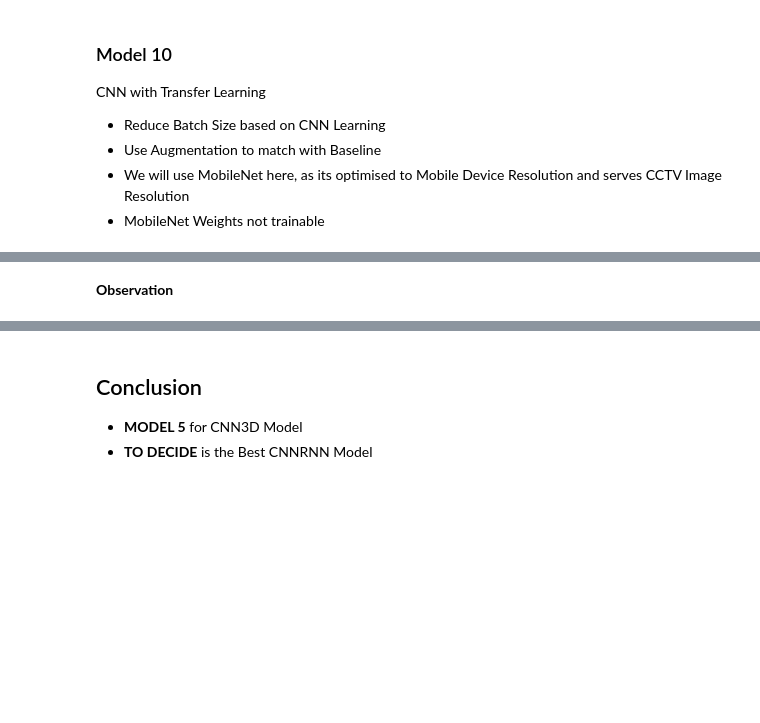
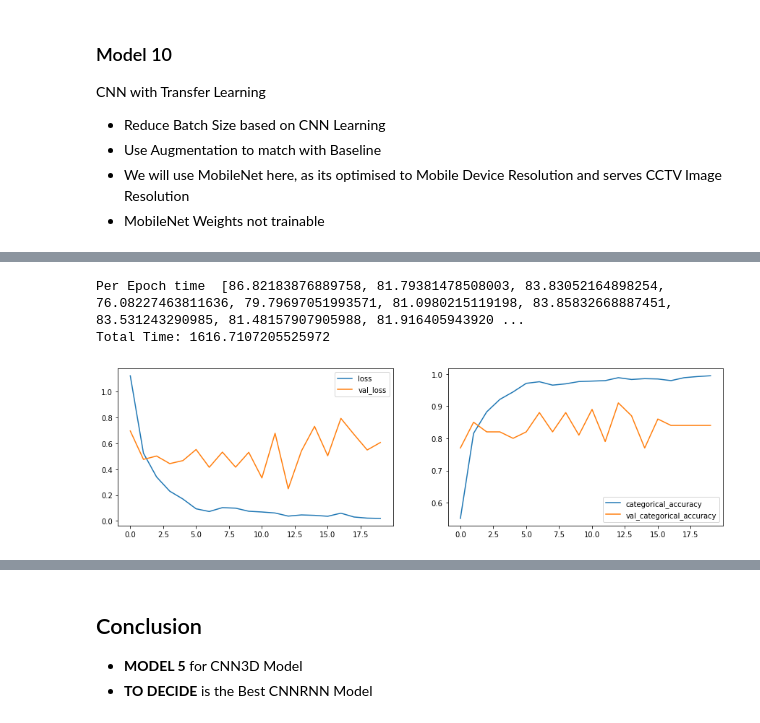
Before and after one commit to rramchan12/Gesture-Recognition-CaseStudy-IITB, a Jupyter notebook: Gesture_Recognition_Iter1_bkp.ipynb, the cells around one changed output, grey strips where cells are left out. Cells and saved outputs as stored; diff of their text form; code cells hidden in the pictures; blank space fills up the shorter version.

Commit message:
Final CNN-RNN Model'

```diff
--- a/Gesture_Recognition_Iter1_bkp.ipynb
+++ b/Gesture_Recognition_Iter1_bkp.ipynb
@@ -1890,5 +1896,5 @@ rnn_cnn3=RNNCNN3()
 rnn_cnn3.initialize_path(project_folder)
 rnn_cnn3.initialize_image_properties(image_height=120,image_width=120)
 rnn_cnn3.initialize_hyperparams(frames_to_sample=16,batch_size=5,num_epochs=20)
-rnn_cnn3_model=rnn_cnn_tl.define_model(lstm_cells=128,dense_neurons=128,dropout=0.25)
+rnn_cnn3_model=rnn_cnn3.define_model(lstm_cells=128,dense_neurons=128,dropout=0.25)
 rnn_cnn3_model.summary()
@@ -1898,6 +1940,8 @@ history_model10=rnn_cnn3.train_model(rnn_cnn3_model,augment_data=True)
 # %%
-print("Per Epoch time  {}".format(rnn_cnn2.timing_cb.logs))
-print("Total Time: {}".format(sum(rnn_cnn2.timing_cb.logs)))
-plot(history_model9)
+print("Per Epoch time  {}".format(rnn_cnn3.timing_cb.logs))
+print("Total Time: {}".format(sum(rnn_cnn3.timing_cb.logs)))
+plot(history_model10)
+# %% [output]
+Per Epoch time  [86.82183876889758, 81.79381478508003, 83.83052164898254, 76.08227463811636, 79.79697051993571, 81.0980215119198, 83.85832668887451, 83.531243290985, 81.48157907905988, 81.916405943920 ...
+Total Time: 1616.7107205525972
+[figure, added]
-# %% [markdown]
-**Observation**
```
Also changed, not shown: parts of 11 cells of this notebook.
